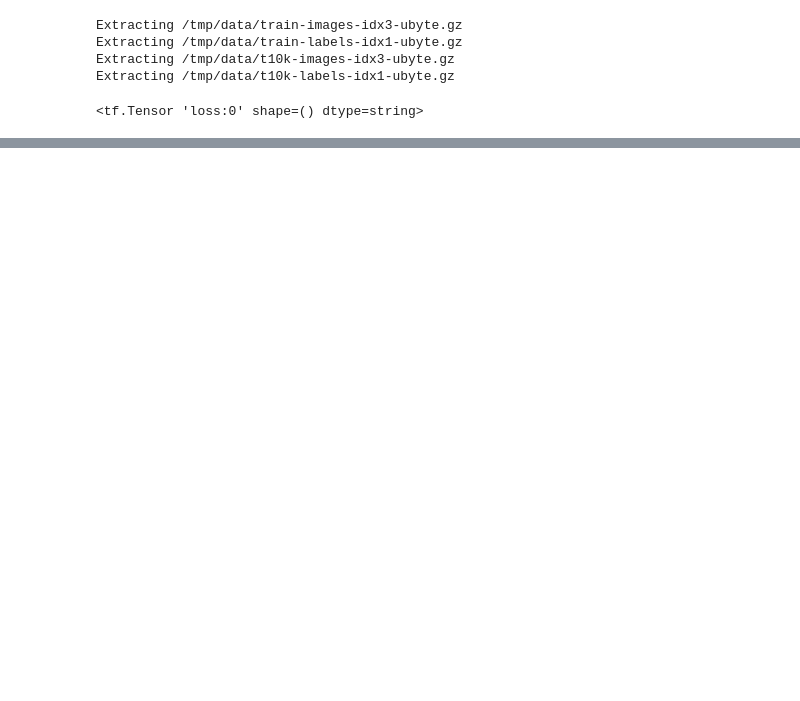
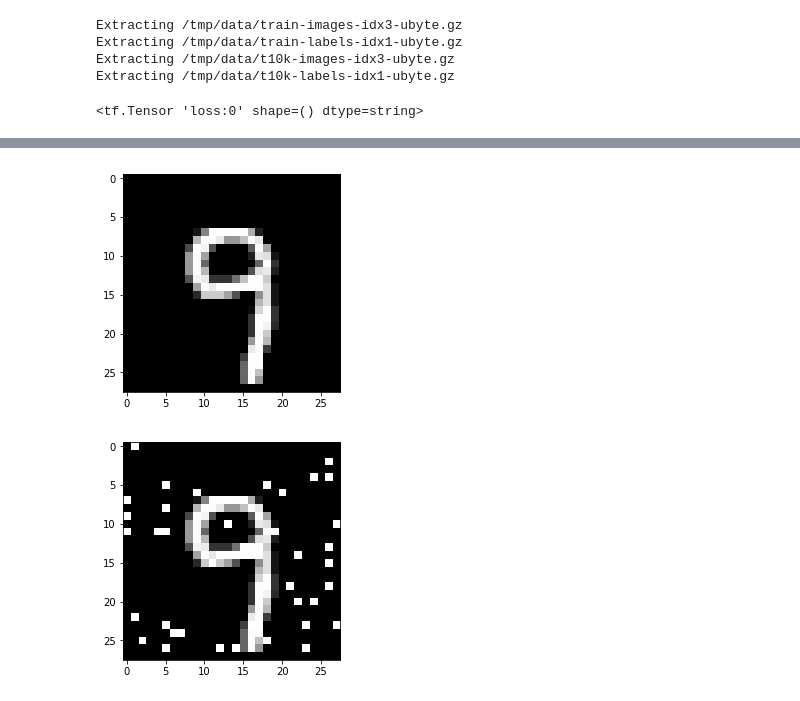
Before and after one commit to BartyzalRadek/MLNotes, a Jupyter notebook: tf_snippets/stacked_denoising_autoencoder.ipynb, the cells around one changed output, grey strips where cells are left out. Drawn from its saved outputs; the diff is of its cells as text; code cells hidden in the pictures; blank space fills up the shorter version.

```diff
--- a/tf_snippets/stacked_denoising_autoencoder.ipynb
+++ b/tf_snippets/stacked_denoising_autoencoder.ipynb
@@ -170,0 +224,11 @@ Reconstructed Images
+# %%
+plt.figure()
+plt.imshow(batch_x[0].reshape(28,28), origin="upper", cmap="gray")
+plt.show()
+
+plt.figure()
+plt.imshow(noisy_batch_x[0].reshape(28,28), origin="upper", cmap="gray")
+plt.show()
+# %% [output]
+[figure, added]
+[figure, added]
```
Also changed, not shown: parts of 3 cells of this notebook.
